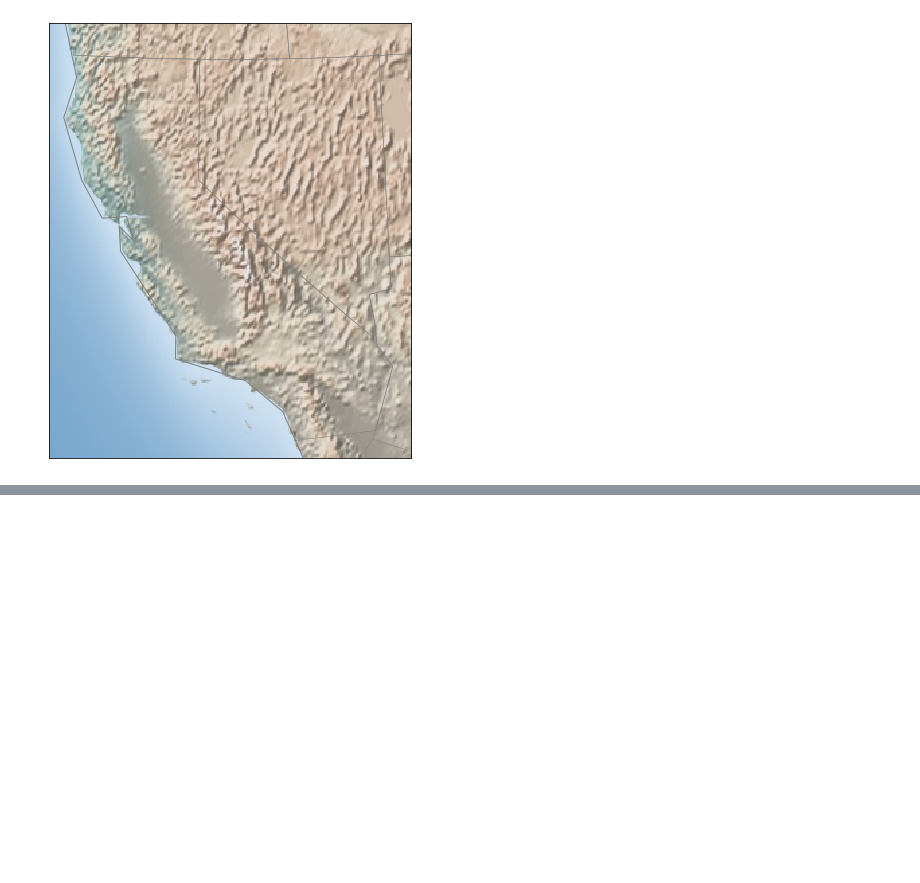
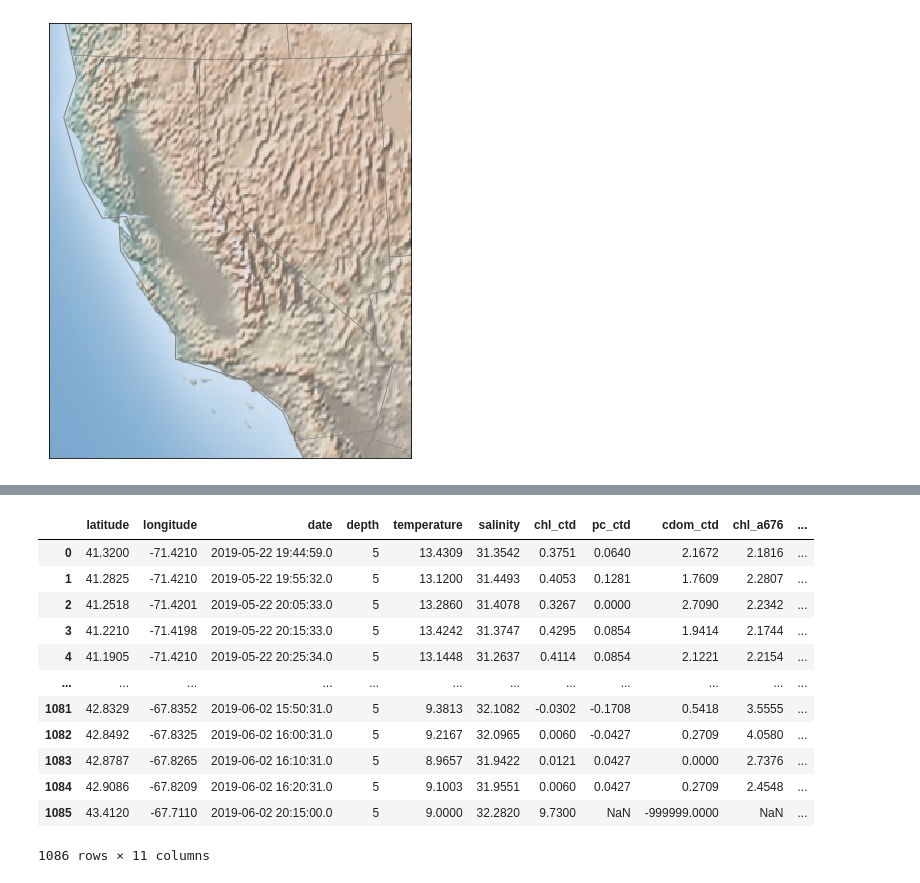
Before and after one commit to khyde/JPSS_Phytoplankton, a Jupyter notebook: IPython/Vessel tracking 'n' python mapping.ipynb, the cells around one changed output, grey strips where cells are left out. Drawn from its saved outputs; the diff is of its cells as text; code cells hidden in the pictures; blank space fills up the shorter version.

```diff
--- a/IPython/Vessel tracking 'n' python mapping.ipynb
+++ b/IPython/Vessel tracking 'n' python mapping.ipynb
@@ -106,0 +133,20 @@ NameError: name 'area' is not defined
+# %%
+mapready82018 = df.fillna ({
+    "chl_ctd": -999999,
+    "cdom_ctd": -999999
+})
+mapready82018
+# %% [output]
+|  | latitude | longitude | date | depth | temperature | salinity | chl_ctd | pc_ctd | cdom_ctd | chl_a676 | ... |
+| 0 | 41.3200 | -71.4210 | 2019-05-22 19:44:59.0 | 5 | 13.4309 | 31.3542 | 0.3751 | 0.0640 | 2.1672 | 2.1816 | ... |
+| 1 | 41.2825 | -71.4210 | 2019-05-22 19:55:32.0 | 5 | 13.1200 | 31.4493 | 0.4053 | 0.1281 | 1.7609 | 2.2807 | ... |
+| 2 | 41.2518 | -71.4201 | 2019-05-22 20:05:33.0 | 5 | 13.2860 | 31.4078 | 0.3267 | 0.0000 | 2.7090 | 2.2342 | ... |
+| 3 | 41.2210 | -71.4198 | 2019-05-22 20:15:33.0 | 5 | 13.4242 | 31.3747 | 0.4295 | 0.0854 | 1.9414 | 2.1744 | ... |
+| 4 | 41.1905 | -71.4210 | 2019-05-22 20:25:34.0 | 5 | 13.1448 | 31.2637 | 0.4114 | 0.0854 | 2.1221 | 2.2154 | ... |
+| ... | ... | ... | ... | ... | ... | ... | ... | ... | ... | ... | ... |
+| 1081 | 42.8329 | -67.8352 | 2019-06-02 15:50:31.0 | 5 | 9.3813 | 32.1082 | -0.0302 | -0.1708 | 0.5418 | 3.5555 | ... |
+| 1082 | 42.8492 | -67.8325 | 2019-06-02 16:00:31.0 | 5 | 9.2167 | 32.0965 | 0.0060 | -0.0427 | 0.2709 | 4.0580 | ... |
+| 1083 | 42.8787 | -67.8265 | 2019-06-02 16:10:31.0 | 5 | 8.9657 | 31.9422 | 0.0121 | 0.0427 | 0.0000 | 2.7376 | ... |
+| 1084 | 42.9086 | -67.8209 | 2019-06-02 16:20:31.0 | 5 | 9.1003 | 31.9551 | 0.0060 | 0.0427 | 0.2709 | 2.4548 | ... |
+| 1085 | 43.4120 | -67.7110 | 2019-06-02 20:15:00.0 | 5 | 9.0000 | 32.2820 | 9.7300 | NaN | -999999.0000 | NaN | ... |
+1086 rows × 11 columns
```
Also changed, not shown: parts of 42 cells of this notebook, 2 other files.
